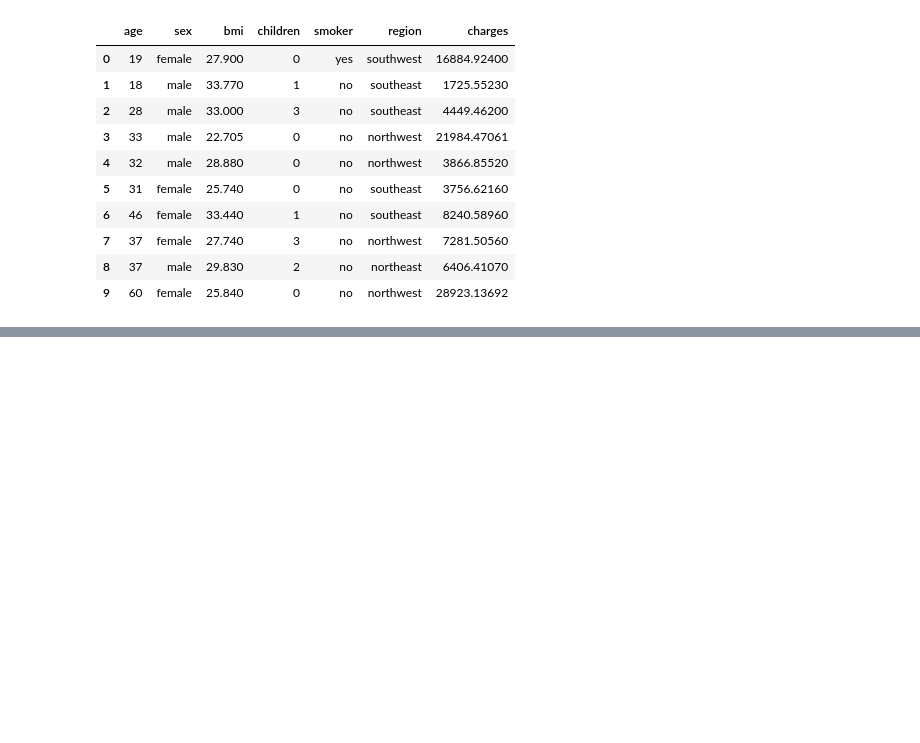
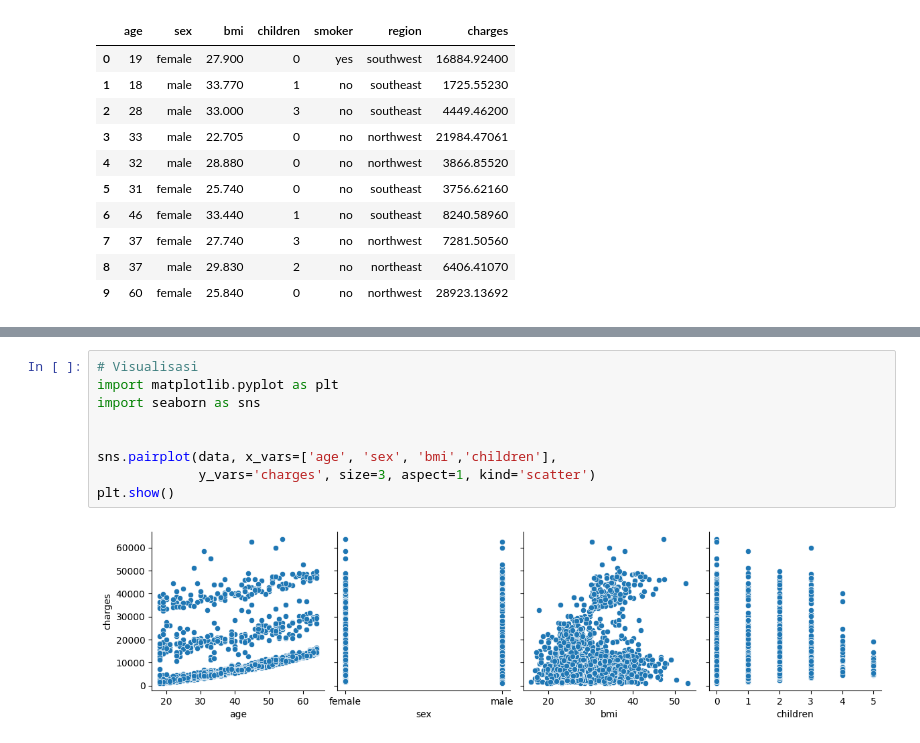
Before and after one commit to bintangsholu21/Pembelajaran-Mesin, a Jupyter notebook: Modul 3 - Regresion.ipynb, the cells around one changed output, grey strips where cells are left out. Drawn from its saved outputs; the diff is of its cells as text; blank space fills up the shorter version.

```diff
--- a/Modul 3 - Regresion.ipynb
+++ b/Modul 3 - Regresion.ipynb
@@ -319,0 +391,11 @@ data.head(10)
+# %%
+# Visualisasi
+import matplotlib.pyplot as plt
+import seaborn as sns
+
+
+sns.pairplot(data, x_vars=['age', 'sex', 'bmi','children'],
+             y_vars='charges', size=3, aspect=1, kind='scatter')
+plt.show()
+# %% [output]
+[figure, added]
```
Also changed, not shown: parts of 22 cells of this notebook.
